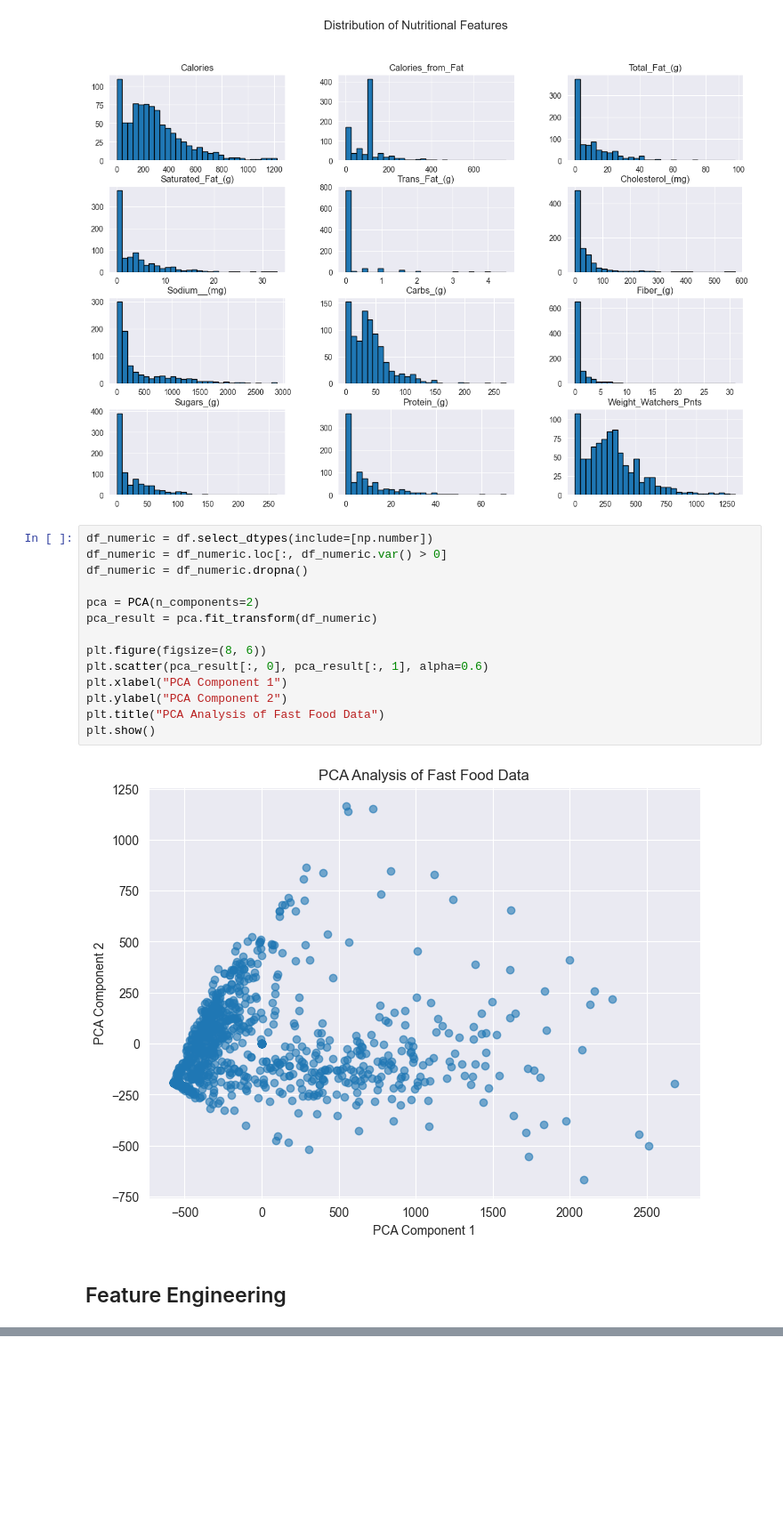
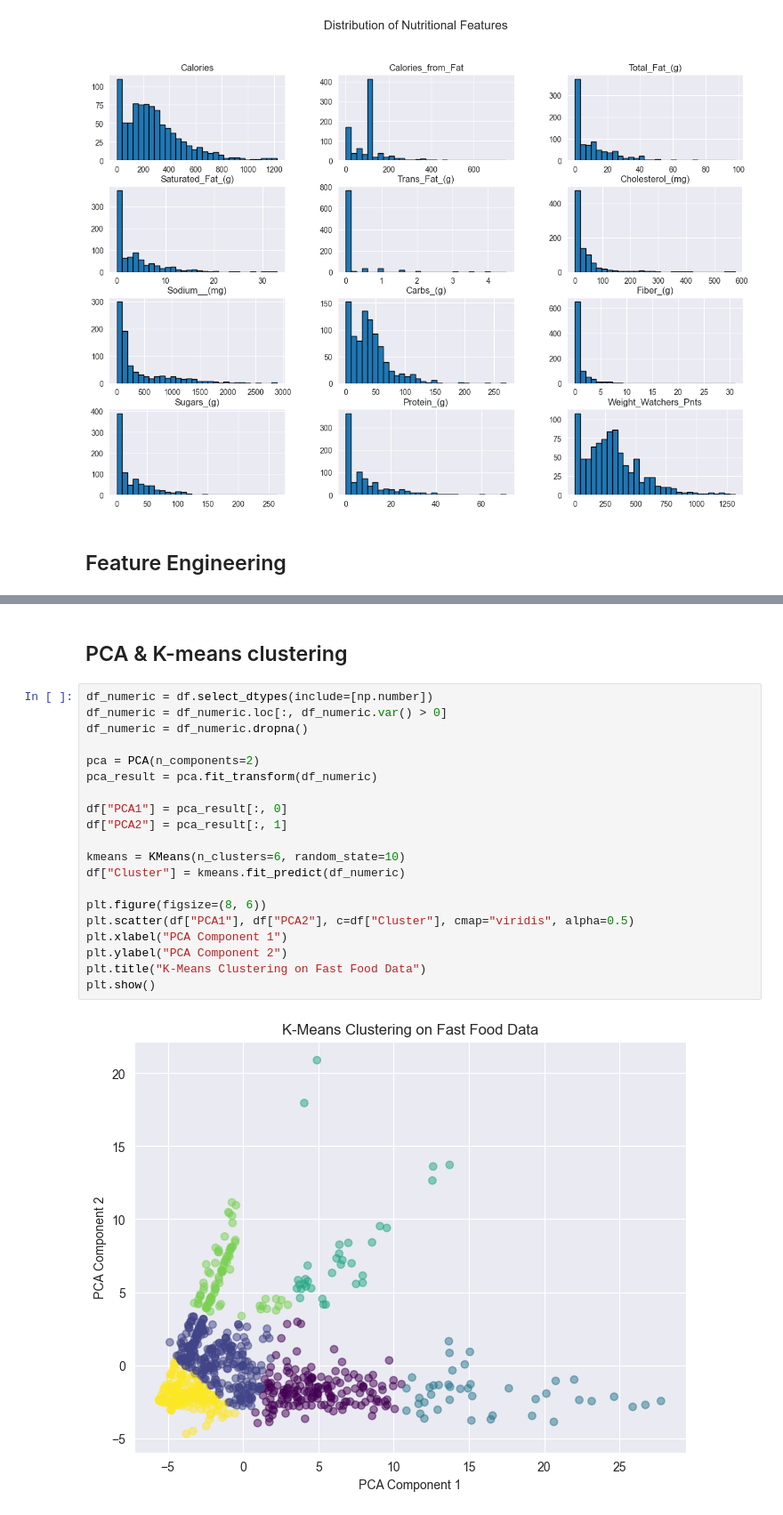
Before and after one commit to cr403/CS526, a Jupyter notebook: analysis.ipynb, the cells around one changed output, grey strips where cells are left out. Shown: that part at 89% size. Saved outputs shown, nothing was run; the diff lists cells and outputs as text; blank space fills up the shorter version.

Commit message:
added PCA back to df and integrated it with clustering for visualization

```diff
--- a/analysis.ipynb
+++ b/analysis.ipynb
@@ -108,22 +108,6 @@ plt.suptitle("Distribution of Nutritional Features", fontsize=16)
 plt.show()
 # %% [output]
 [figure]
-# %%
-df_numeric = df.select_dtypes(include=[np.number])
-df_numeric = df_numeric.loc[:, df_numeric.var() > 0]
-df_numeric = df_numeric.dropna()
-
-pca = PCA(n_components=2)
-pca_result = pca.fit_transform(df_numeric)
-
-plt.figure(figsize=(8, 6))
-plt.scatter(pca_result[:, 0], pca_result[:, 1], alpha=0.6)
-plt.xlabel("PCA Component 1")
-plt.ylabel("PCA Component 2")
-plt.title("PCA Analysis of Fast Food Data")
-plt.show()
-# %% [output]
-[figure, old version]
 # %% [markdown]
 ## Feature Engineering
 # %%
@@ -145,3 +129,27 @@ df.head()
 | 2 | McDonald’s | Double Cheeseburger | 0.661543 | 0.991133 | 0.830871 | 1.340171 | 2.562462 | ... |
 | 3 | McDonald’s | McDouble | 0.442942 | 0.593891 | 0.552311 | 0.771882 | 1.606450 | ... |
 | 4 | McDonald’s | Quarter Pounder® with Cheese | 0.967585 | 1.189753 | 1.039791 | 1.529600 | 2.562462 | ... |
+# %% [markdown]
+## PCA & K-means clustering
+# %%
+df_numeric = df.select_dtypes(include=[np.number])
+df_numeric = df_numeric.loc[:, df_numeric.var() > 0]
+df_numeric = df_numeric.dropna()
+
+pca = PCA(n_components=2)
+pca_result = pca.fit_transform(df_numeric)
+
+df["PCA1"] = pca_result[:, 0]
+df["PCA2"] = pca_result[:, 1]
+
+kmeans = KMeans(n_clusters=6, random_state=10)
+df["Cluster"] = kmeans.fit_predict(df_numeric)
+
+plt.figure(figsize=(8, 6))
+plt.scatter(df["PCA1"], df["PCA2"], c=df["Cluster"], cmap="viridis", alpha=0.5)
+plt.xlabel("PCA Component 1")
+plt.ylabel("PCA Component 2")
+plt.title("K-Means Clustering on Fast Food Data")
+plt.show()
+# %% [output]
+[figure, new version]
```
